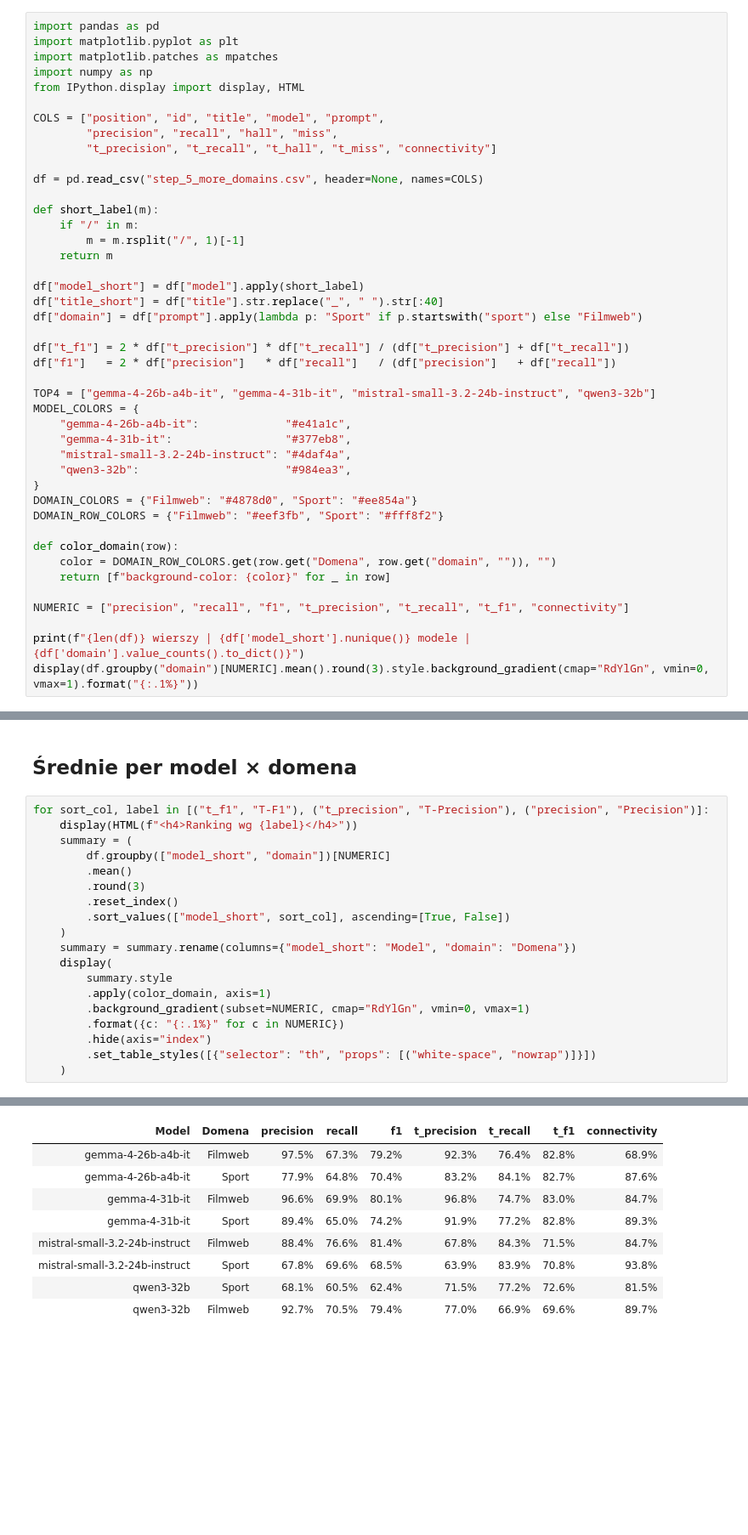
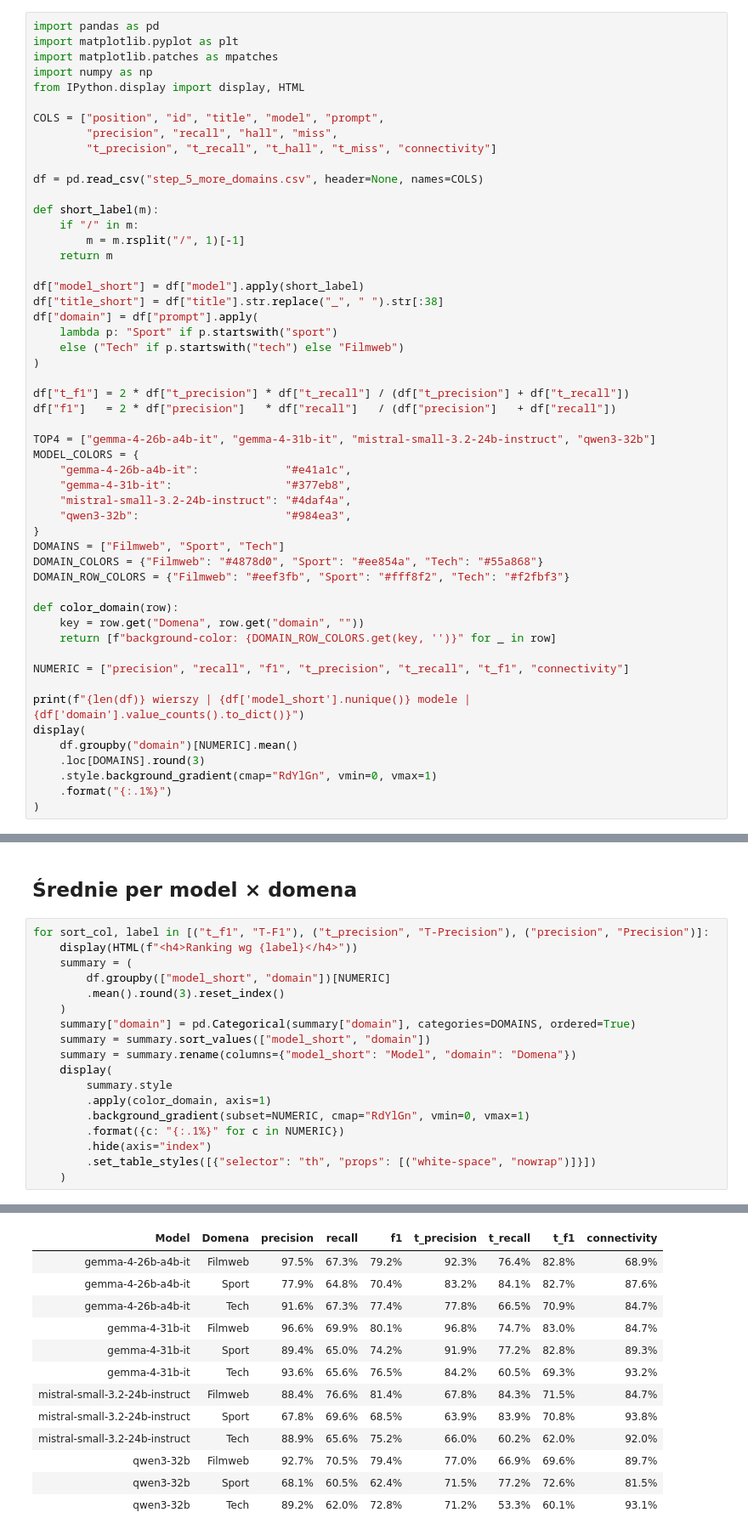
Before and after one commit to Rafal354/RAG-Knowledge-Graph-Builder, a Jupyter notebook: sql/a_steps/step_5_more_domains/analysis.ipynb, the cells around one changed output, grey strips where cells are left out. Shown at 85% size. Saved outputs shown, nothing was run; the diff lists cells and outputs as text; blank space fills up the shorter version.

```diff
--- a/sql/a_steps/step_5_more_domains/analysis.ipynb
+++ b/sql/a_steps/step_5_more_domains/analysis.ipynb
@@ -22,8 +22,11 @@ def short_label(m):
     return m
 
 df["model_short"] = df["model"].apply(short_label)
-df["title_short"] = df["title"].str.replace("_", " ").str[:40]
-df["domain"] = df["prompt"].apply(lambda p: "Sport" if p.startswith("sport") else "Filmweb")
+df["title_short"] = df["title"].str.replace("_", " ").str[:38]
+df["domain"] = df["prompt"].apply(
+    lambda p: "Sport" if p.startswith("sport")
+    else ("Tech" if p.startswith("tech") else "Filmweb")
+)
 
 df["t_f1"] = 2 * df["t_precision"] * df["t_recall"] / (df["t_precision"] + df["t_recall"])
 df["f1"]   = 2 * df["precision"]   * df["recall"]   / (df["precision"]   + df["recall"])
@@ -35,15 +38,21 @@ MODEL_COLORS = {
     "mistral-small-3.2-24b-instruct": "#4daf4a",
     "qwen3-32b":                      "#984ea3",
 }
-DOMAIN_COLORS = {"Filmweb": "#4878d0", "Sport": "#ee854a"}
-DOMAIN_ROW_COLORS = {"Filmweb": "#eef3fb", "Sport": "#fff8f2"}
+DOMAINS = ["Filmweb", "Sport", "Tech"]
+DOMAIN_COLORS = {"Filmweb": "#4878d0", "Sport": "#ee854a", "Tech": "#55a868"}
+DOMAIN_ROW_COLORS = {"Filmweb": "#eef3fb", "Sport": "#fff8f2", "Tech": "#f2fbf3"}
 
 def color_domain(row):
-    color = DOMAIN_ROW_COLORS.get(row.get("Domena", row.get("domain", "")), "")
-    return [f"background-color: {color}" for _ in row]
+    key = row.get("Domena", row.get("domain", ""))
+    return [f"background-color: {DOMAIN_ROW_COLORS.get(key, '')}" for _ in row]
 
 NUMERIC = ["precision", "recall", "f1", "t_precision", "t_recall", "t_f1", "connectivity"]
 
 print(f"{len(df)} wierszy | {df['model_short'].nunique()} modele | {df['domain'].value_counts().to_dict()}")
-display(df.groupby("domain")[NUMERIC].mean().round(3).style.background_gradient(cmap="RdYlGn", vmin=0, vmax=1).format("{:.1%}"))
+display(
+    df.groupby("domain")[NUMERIC].mean()
+    .loc[DOMAINS].round(3)
+    .style.background_gradient(cmap="RdYlGn", vmin=0, vmax=1)
+    .format("{:.1%}")
+)
 # %% [output]
@@ -57,33 +67,36 @@ display(df.groupby("domain")[NUMERIC].mean().round(3).style.background_gradient(
 # %%
 for sort_col, label in [("t_f1", "T-F1"), ("t_precision", "T-Precision"), ("precision", "Precision")]:
     display(HTML(f"<h4>Ranking wg {label}</h4>"))
     summary = (
         df.groupby(["model_short", "domain"])[NUMERIC]
-        .mean()
-        .round(3)
-        .reset_index()
-        .sort_values(["model_short", sort_col], ascending=[True, False])
+        .mean().round(3).reset_index()
     )
+    summary["domain"] = pd.Categorical(summary["domain"], categories=DOMAINS, ordered=True)
+    summary = summary.sort_values(["model_short", "domain"])
     summary = summary.rename(columns={"model_short": "Model", "domain": "Domena"})
     display(
         summary.style
         .apply(color_domain, axis=1)
         .background_gradient(subset=NUMERIC, cmap="RdYlGn", vmin=0, vmax=1)
         .format({c: "{:.1%}" for c in NUMERIC})
         .hide(axis="index")
         .set_table_styles([{"selector": "th", "props": [("white-space", "nowrap")]}])
     )
 # %% [output]
 Ranking wg T-F1
 | Model | Domena | precision | recall | f1 | t_precision | t_recall | t_f1 | connectivity |
 | gemma-4-26b-a4b-it | Filmweb | 97.5% | 67.3% | 79.2% | 92.3% | 76.4% | 82.8% | 68.9% |
 | gemma-4-26b-a4b-it | Sport | 77.9% | 64.8% | 70.4% | 83.2% | 84.1% | 82.7% | 87.6% |
+| gemma-4-26b-a4b-it | Tech | 91.6% | 67.3% | 77.4% | 77.8% | 66.5% | 70.9% | 84.7% |
 | gemma-4-31b-it | Filmweb | 96.6% | 69.9% | 80.1% | 96.8% | 74.7% | 83.0% | 84.7% |
 | gemma-4-31b-it | Sport | 89.4% | 65.0% | 74.2% | 91.9% | 77.2% | 82.8% | 89.3% |
+| gemma-4-31b-it | Tech | 93.6% | 65.6% | 76.5% | 84.2% | 60.5% | 69.3% | 93.2% |
 | mistral-small-3.2-24b-instruct | Filmweb | 88.4% | 76.6% | 81.4% | 67.8% | 84.3% | 71.5% | 84.7% |
 | mistral-small-3.2-24b-instruct | Sport | 67.8% | 69.6% | 68.5% | 63.9% | 83.9% | 70.8% | 93.8% |
+| mistral-small-3.2-24b-instruct | Tech | 88.9% | 65.6% | 75.2% | 66.0% | 60.2% | 62.0% | 92.0% |
+| qwen3-32b | Filmweb | 92.7% | 70.5% | 79.4% | 77.0% | 66.9% | 69.6% | 89.7% |
 | qwen3-32b | Sport | 68.1% | 60.5% | 62.4% | 71.5% | 77.2% | 72.6% | 81.5% |
-| qwen3-32b | Filmweb | 92.7% | 70.5% | 79.4% | 77.0% | 66.9% | 69.6% | 89.7% |
+| qwen3-32b | Tech | 89.2% | 62.0% | 72.8% | 71.2% | 53.3% | 60.1% | 93.1% |
 Ranking wg T-Precision
 | Model | Domena | precision | recall | f1 | t_precision | t_recall | t_f1 | connectivity |
 | gemma-4-26b-a4b-it | Filmweb | 97.5% | 67.3% | 79.2% | 92.3% | 76.4% | 82.8% | 68.9% |
```
Also changed, not shown: parts of 20 cells of this notebook, 3 other files.
